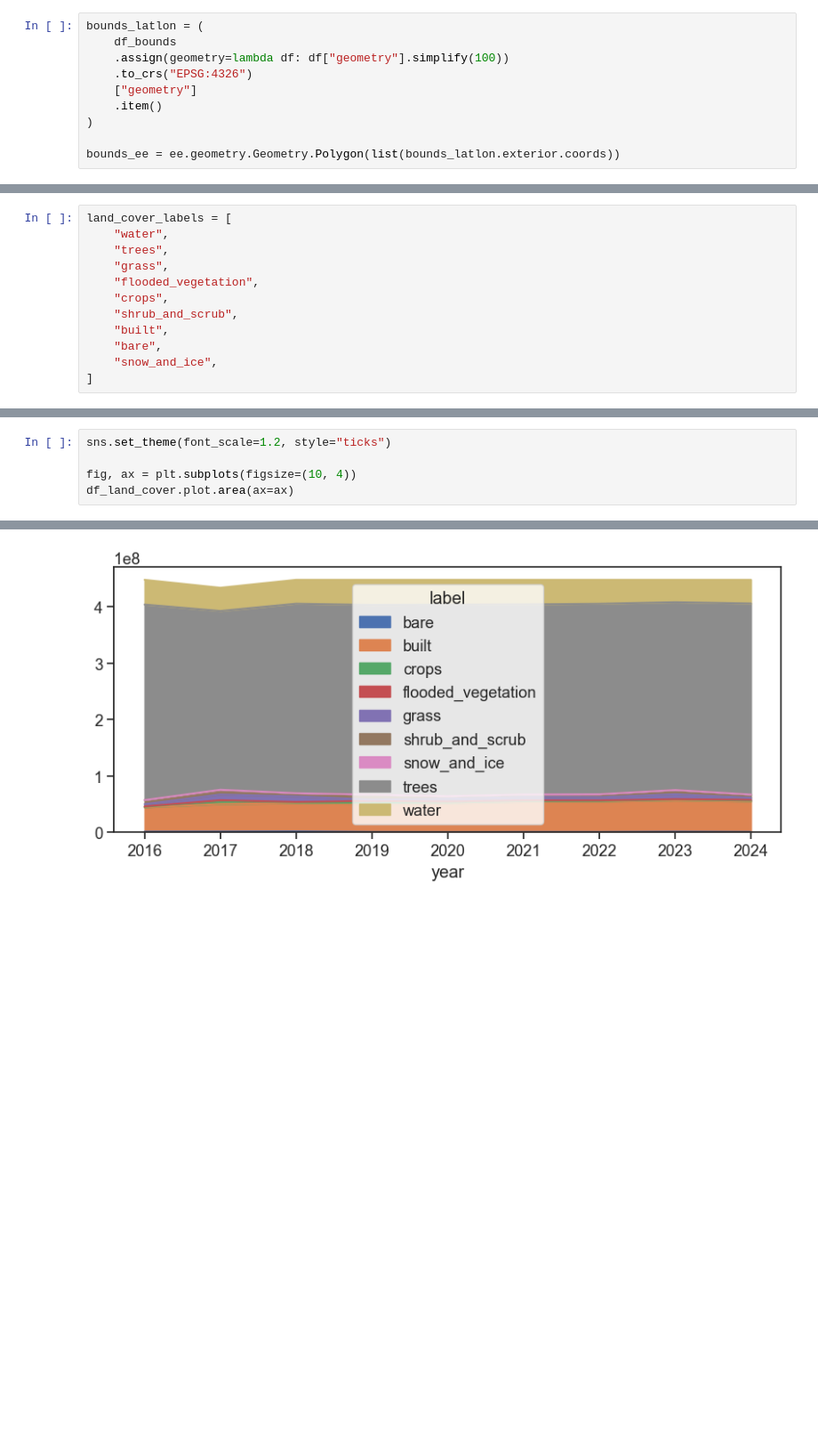
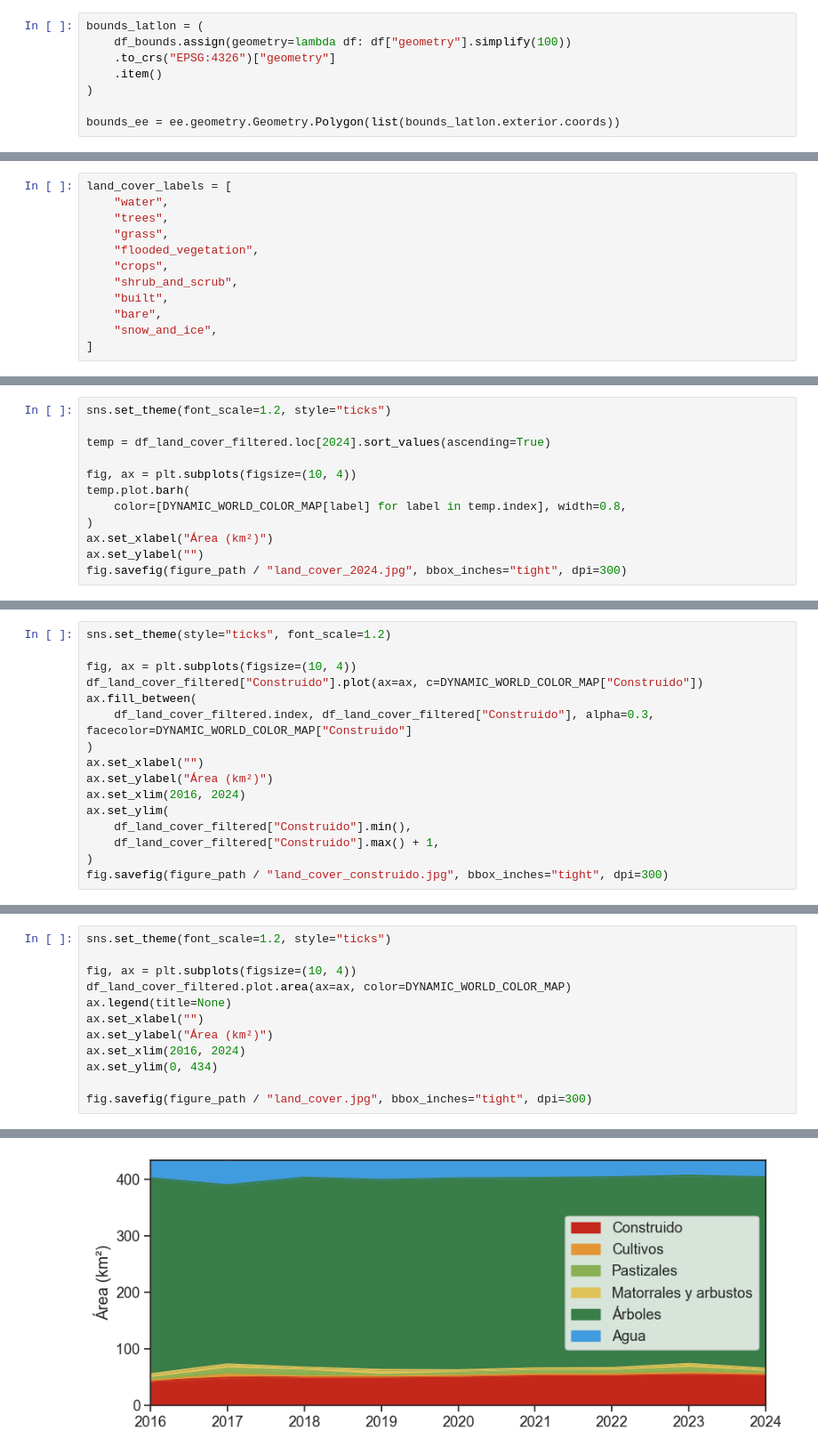
Before and after one commit to RodolfoFigueroa/iquitos, a Jupyter notebook: urbanization.ipynb, the cells around one changed output, grey strips where cells are left out. Shown at 89% size. Saved outputs shown, nothing was run; the diff lists cells and outputs as text; blank space fills up the shorter version.

```diff
--- a/urbanization.ipynb
+++ b/urbanization.ipynb
@@ -34,10 +42,8 @@ df_bounds = df_bounds.to_crs(crs)
 bounds = df_bounds.to_crs("ESRI:54009")["geometry"].item()
 # %%
 bounds_latlon = (
-    df_bounds
-    .assign(geometry=lambda df: df["geometry"].simplify(100))
-    .to_crs("EPSG:4326")
-    ["geometry"]
+    df_bounds.assign(geometry=lambda df: df["geometry"].simplify(100))
+    .to_crs("EPSG:4326")["geometry"]
     .item()
 )
 
@@ -214,0 +335,12 @@ df_land_cover = (
+# %%
+sns.set_theme(font_scale=1.2, style="ticks")
+
+temp = df_land_cover_filtered.loc[2024].sort_values(ascending=True)
+
+fig, ax = plt.subplots(figsize=(10, 4))
+temp.plot.barh(
+    color=[DYNAMIC_WORLD_COLOR_MAP[label] for label in temp.index], width=0.8,
+)
+ax.set_xlabel("Área (km²)")
+ax.set_ylabel("")
+fig.savefig(figure_path / "land_cover_2024.jpg", bbox_inches="tight", dpi=300)
@@ -214,0 +349,16 @@ df_land_cover = (
+# %%
+sns.set_theme(style="ticks", font_scale=1.2)
+
+fig, ax = plt.subplots(figsize=(10, 4))
+df_land_cover_filtered["Construido"].plot(ax=ax, c=DYNAMIC_WORLD_COLOR_MAP["Construido"])
+ax.fill_between(
+    df_land_cover_filtered.index, df_land_cover_filtered["Construido"], alpha=0.3, facecolor=DYNAMIC_WORLD_COLOR_MAP["Construido"]
+)
+ax.set_xlabel("")
+ax.set_ylabel("Área (km²)")
+ax.set_xlim(2016, 2024)
+ax.set_ylim(
+    df_land_cover_filtered["Construido"].min(),
+    df_land_cover_filtered["Construido"].max() + 1,
+)
+fig.savefig(figure_path / "land_cover_construido.jpg", bbox_inches="tight", dpi=300)
@@ -216,5 +368,12 @@ df_land_cover = (
 sns.set_theme(font_scale=1.2, style="ticks")
 
 fig, ax = plt.subplots(figsize=(10, 4))
-df_land_cover.plot.area(ax=ax)
+df_land_cover_filtered.plot.area(ax=ax, color=DYNAMIC_WORLD_COLOR_MAP)
+ax.legend(title=None)
+ax.set_xlabel("")
+ax.set_ylabel("Área (km²)")
+ax.set_xlim(2016, 2024)
+ax.set_ylim(0, 434)
+
+fig.savefig(figure_path / "land_cover.jpg", bbox_inches="tight", dpi=300)
 # %% [output]
@@ -222 +380 @@ df_land_cover.plot.area(ax=ax)
-[figure, old version]
+[figure, new version]
```
Also changed, not shown: parts of 16 cells of this notebook, 5 other files.
